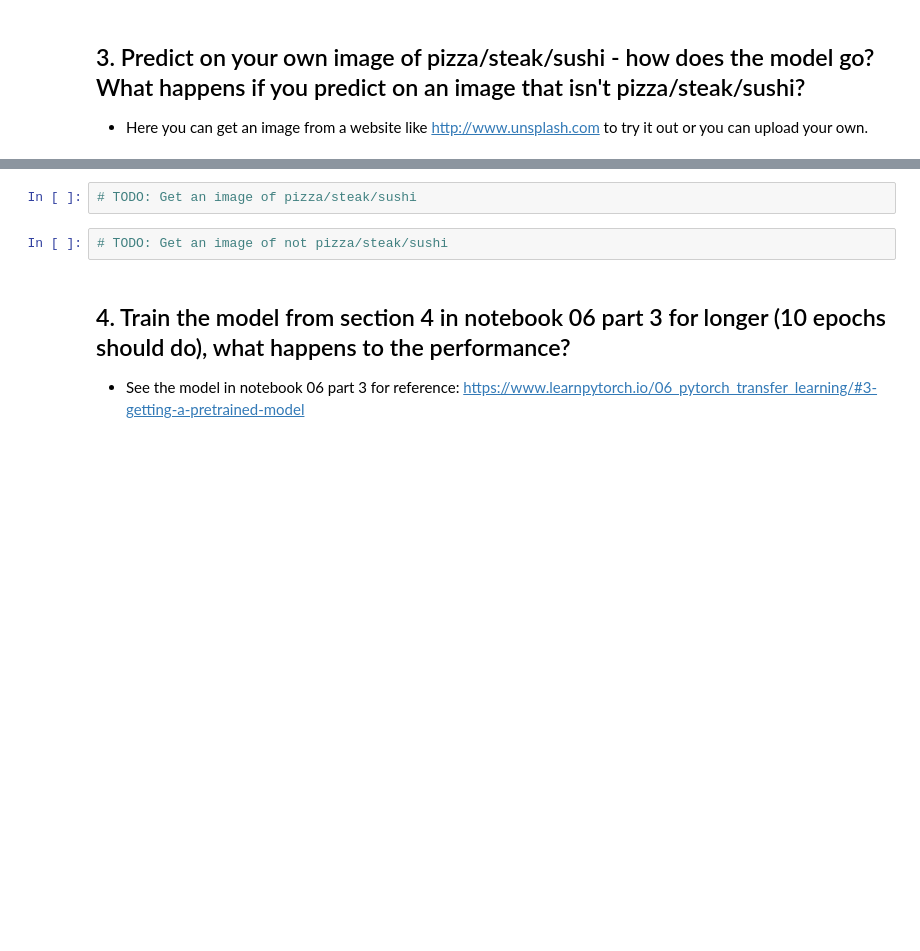
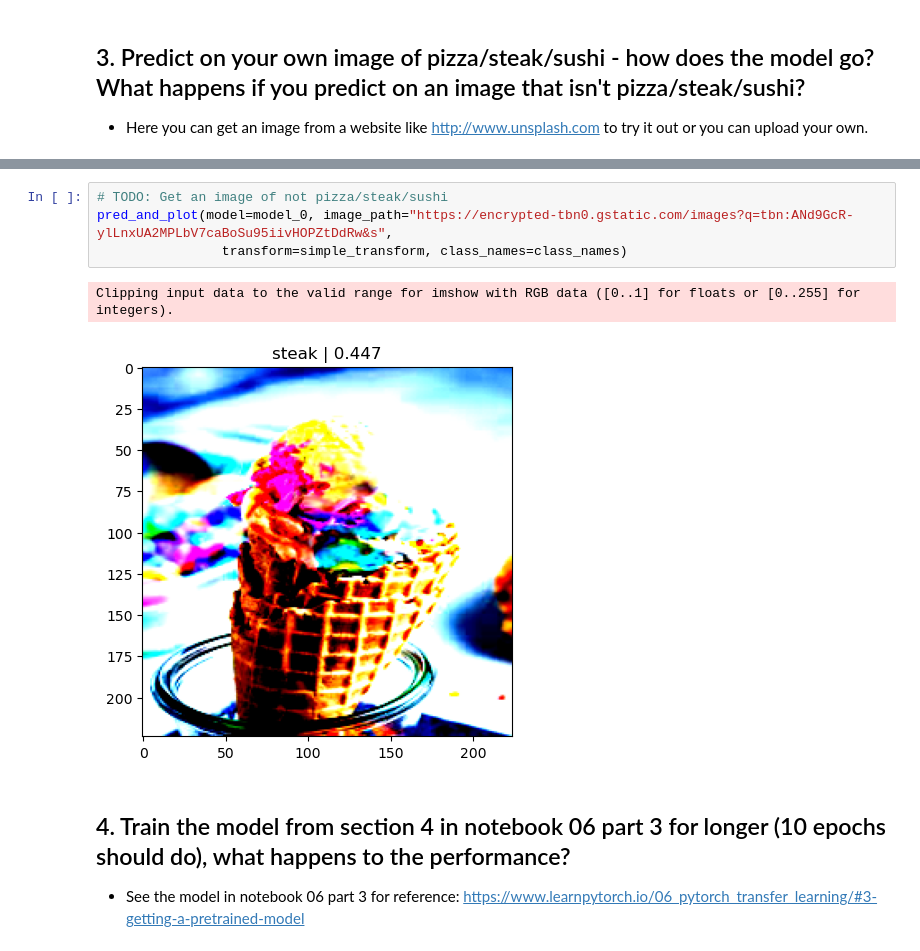
Before and after one commit to devdezzies/deep-learning-with-pytorch, a Jupyter notebook: exercises/06_pytorch_transfer_learning_exercises.ipynb, the cells around one changed output, grey strips where cells are left out. Saved outputs shown, nothing was run; the diff lists cells and outputs as text; blank space fills up the shorter version.

```diff
--- a/exercises/06_pytorch_transfer_learning_exercises.ipynb
+++ b/exercises/06_pytorch_transfer_learning_exercises.ipynb
@@ -241,7 +337,10 @@ You'll want to:
 # %%
-# TODO: Get an image of pizza/steak/sushi
+# TODO: Get an image of not pizza/steak/sushi
+pred_and_plot(model=model_0, image_path="https://encrypted-tbn0.gstatic.com/images?q=tbn:ANd9GcR-ylLnxUA2MPLbV7caBoSu95iivHOPZtDdRw&s",
+                transform=simple_transform, class_names=class_names)
+# %% [output]
+Clipping input data to the valid range for imshow with RGB data ([0..1] for floats or [0..255] for integers).
+[figure, added]
-# %%
-# TODO: Get an image of not pizza/steak/sushi
 # %% [markdown]
 ## 4. Train the model from section 4  in notebook 06 part 3 for longer (10 epochs should do), what happens to the performance?
 
```
Also changed, not shown: parts of 31 cells of this notebook.
